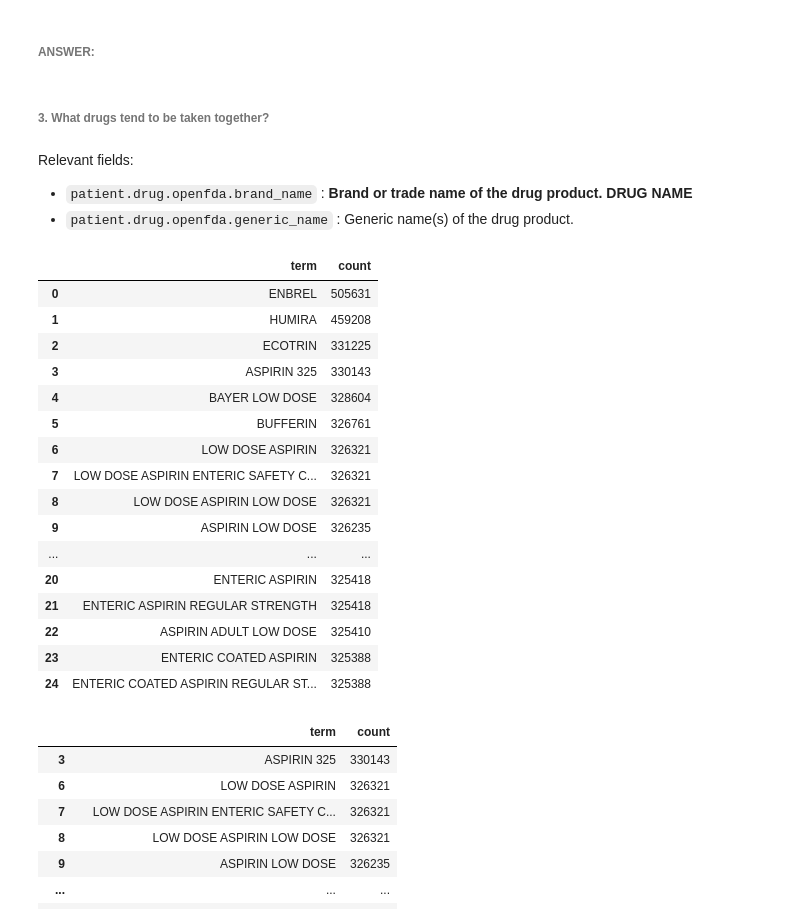
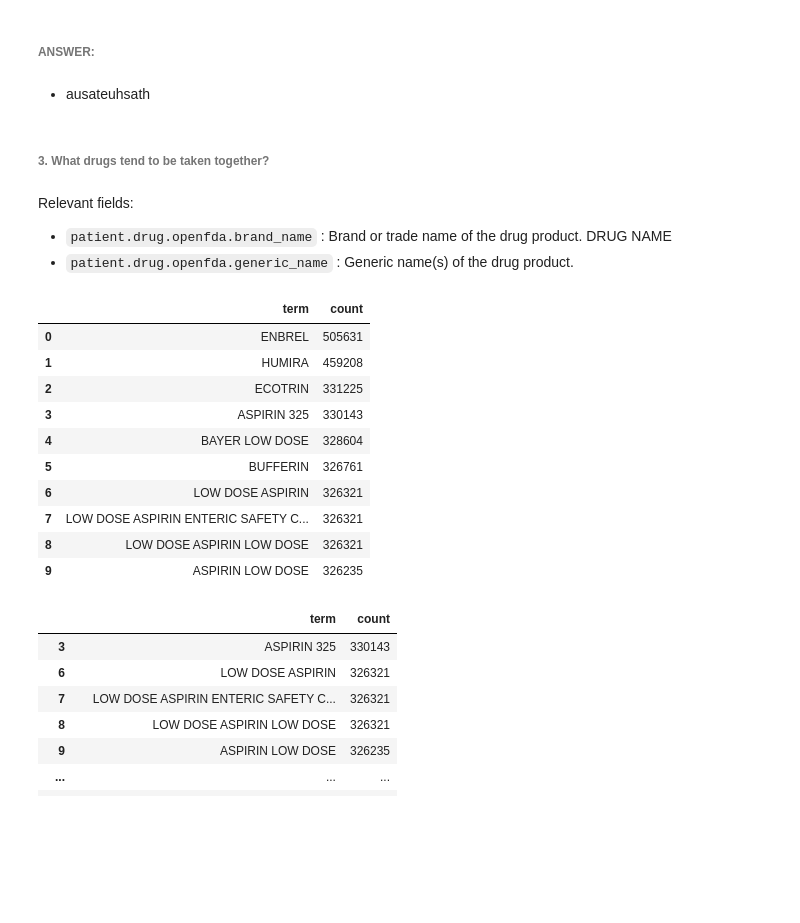
Before and after one commit to oryoruk/fda_adverse_events, a Jupyter notebook: (2020-05-07)_FDA_Adverse_Events.ipynb, the cells around one changed output. Saved outputs shown, nothing was run; the diff lists cells and outputs as text; code cells hidden in the pictures; blank space fills up the shorter version.

```diff
--- a/(2020-05-07)_FDA_Adverse_Events.ipynb
+++ b/(2020-05-07)_FDA_Adverse_Events.ipynb
@@ -829,33 +885,29 @@ INJECTION SITE PAIN
 DRUG INEFFECTIVE
 # %% [markdown]
 ###### ANSWER:
+# %% [markdown]
+- ausateuhsath
 # %% [markdown]
 ###### 3. What drugs tend to be taken together?
 # %% [markdown]
 Relevant fields:
-- `patient.drug.openfda.brand_name` : **Brand or trade name of the drug product. DRUG NAME**
+- `patient.drug.openfda.brand_name` : Brand or trade name of the drug product. DRUG NAME
 - `patient.drug.openfda.generic_name` : Generic name(s) of the drug product.
 # %%
 top_drugs = query("&count=patient.drug.openfda.brand_name.exact&limit=1000")
-top_drugs.head(25)
+top_drugs.head(10)
 # %% [output]
 |  | term | count |
 | 0 | ENBREL | 505631 |
 | 1 | HUMIRA | 459208 |
 | 2 | ECOTRIN | 331225 |
 | 3 | ASPIRIN 325 | 330143 |
 | 4 | BAYER LOW DOSE | 328604 |
 | 5 | BUFFERIN | 326761 |
 | 6 | LOW DOSE ASPIRIN | 326321 |
 | 7 | LOW DOSE ASPIRIN ENTERIC SAFETY C... | 326321 |
 | 8 | LOW DOSE ASPIRIN LOW DOSE | 326321 |
 | 9 | ASPIRIN LOW DOSE | 326235 |
-| ... | ... | ... |
-| 20 | ENTERIC ASPIRIN | 325418 |
-| 21 | ENTERIC ASPIRIN REGULAR STRENGTH | 325418 |
-| 22 | ASPIRIN ADULT LOW DOSE | 325410 |
-| 23 | ENTERIC COATED ASPIRIN | 325388 |
-| 24 | ENTERIC COATED ASPIRIN REGULAR ST... | 325388 |
 # %%
 top_drugs[top_drugs.term.str.contains('ASPIRIN')]
 # %% [output]
```
Also changed, not shown: parts of 49 cells of this notebook, 5 other files.
